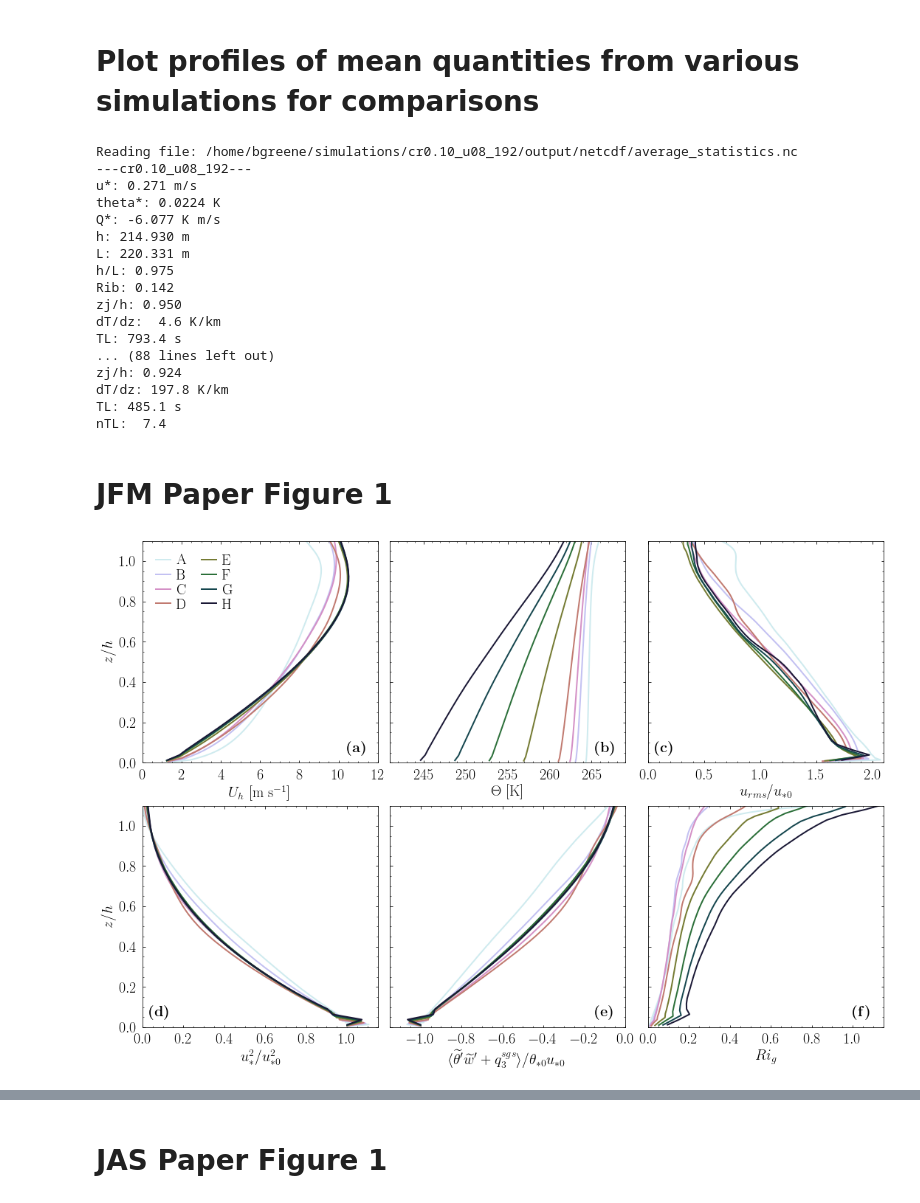
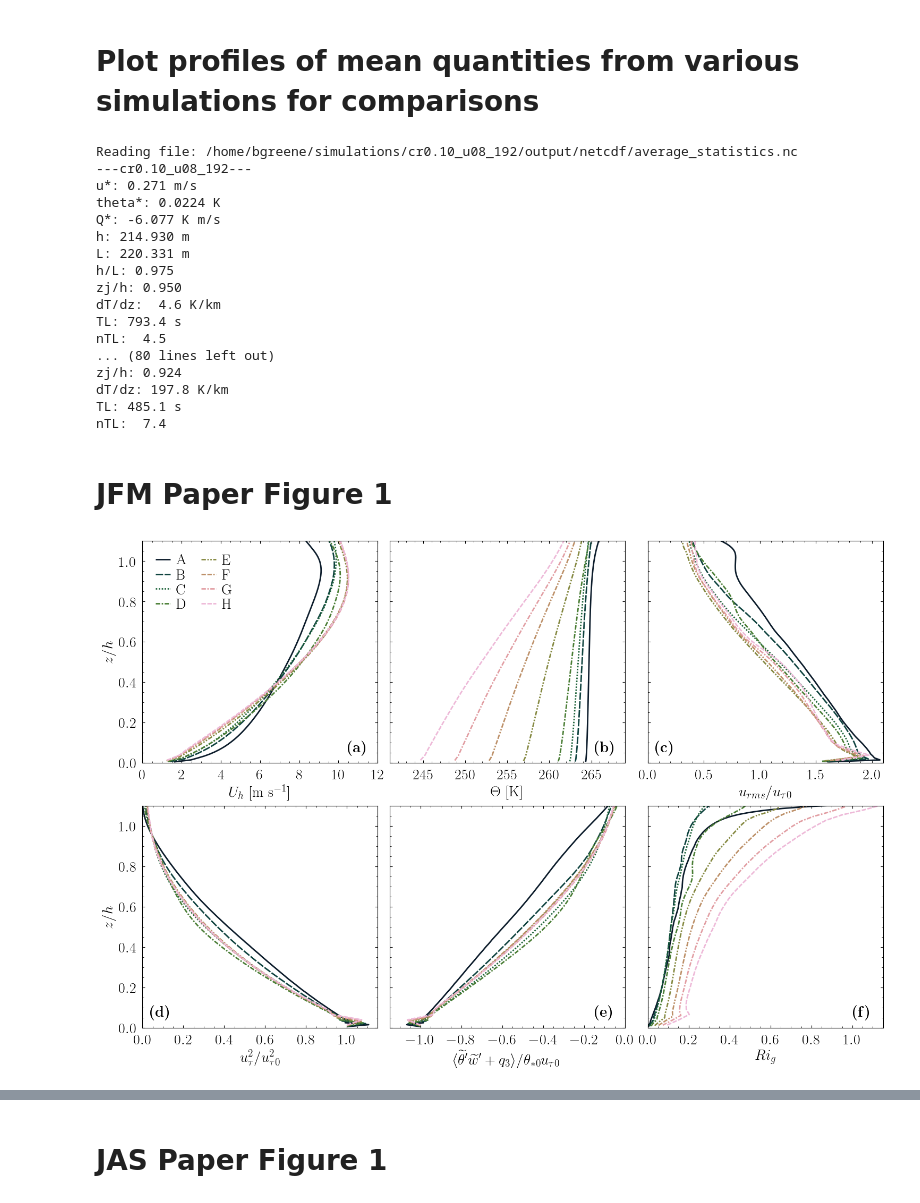
Before and after one commit to bgreene777/SBL_LES, a Jupyter notebook: ipynb/plot_mean.ipynb, the cells around one changed output, grey strips where cells are left out. Drawn from its saved outputs; the diff is of its cells as text; code cells hidden in the pictures.

```diff
--- a/ipynb/plot_mean.ipynb
+++ b/ipynb/plot_mean.ipynb
@@ -22,7 +25,7 @@ props=dict(boxstyle="square",facecolor="white",edgecolor="white",alpha=0.0)
 # directories
 # figure save
 figdir = "/home/bgreene/SBL_LES/figures/quadrant/"
-fdir_save = "/home/bgreene/SBL_LES/figures/LSM/v2/"
+fdir_save = "/home/bgreene/SBL_LES/figures/LSM/v3/"
 # list of simulations to loop over
 sims = ["cr0.10_u08", "cr0.25_u08", "cr0.33_u08", "cr0.50_u08",
         "cr1.00_u08", "cr1.50_u08", "cr2.00_u08", "cr2.50_u08"]
@@ -44,9 +47,21 @@ for sim in sims:
 
 # define colormap based on number of simulations
 nsim = len(sims)
-cmap = seaborn.color_palette("cubehelix_r", nsim)
+# cmap = seaborn.color_palette("cubehelix", nsim+2)
 # cmap = seaborn.cubehelix_palette(n_colors=nsim, start=.5, rot=-.3, light=0.8, dark=0.1)
 colors = seaborn.color_palette("crest", nsim)
+# cmap = mpl.colormaps["pyart_HomeyerRainbow_r"](np.linspace(0,1,nsim))
+cmap = seaborn.cubehelix_palette(n_colors=nsim, start=0, rot=-1, gamma=1, hue=1,
+                                 light=0.8, dark=0.1, reverse=True)
+dash = [(1,()),
+        (0, (5, 1)),
+        (0, (1, 1)),
+        (0, (3, 1, 1, 1)),
+        (0, (3, 1, 1, 1, 1, 1)),
+        (0, (3, 1, 3, 1, 1, 1, 1, 1)),
+        (0, (3, 1, 1, 1)),
+        (0, (3, 1)),
+        (1, ())]
 # %% [output]
 Reading file: /home/bgreene/simulations/cr0.10_u08_192/output/netcdf/average_statistics.nc
 ---cr0.10_u08_192---
@@ -56,11 +71,11 @@ Q*: -6.077 K m/s
 h: 214.930 m
 L: 220.331 m
 h/L: 0.975
-Rib: 0.142
 zj/h: 0.950
 dT/dz:  4.6 K/km
 TL: 793.4 s
-... (88 lines left out)
+nTL:  4.5
+... (80 lines left out)
 zj/h: 0.924
 dT/dz: 197.8 K/km
 TL: 485.1 s
@@ -77,18 +92,18 @@ for i, s in enumerate(sall):
     # now plot
     # row 1
     # (a) <u>
-    ax1[0,0].plot(s.uh, s.z/s.h, ls="-", c=cmap[i], lw=2, label=s.lab)
+    ax1[0,0].plot(s.uh, s.z/s.h, ls=dash[i], c=cmap[i], lw=2, label=s.lab)
     # (b) <\theta>
-    ax1[0,1].plot(s.theta_mean, s.z/s.h, ls="-", c=cmap[i], lw=2, label=s.lab)
+    ax1[0,1].plot(s.theta_mean, s.z/s.h, ls=dash[i], c=cmap[i], lw=2, label=s.lab)
     # (c) rms velocity
-    ax1[0,2].plot(np.sqrt(s.e)/s.ustar0, s.z/s.h, ls="-", c=cmap[i], lw=2, label=s.lab)
+    ax1[0,2].plot(np.sqrt(s.e)/s.ustar0, s.z/s.h, ls=dash[i], c=cmap[i], lw=2, label=s.lab)
     # row 2
     # (d) ustar^2
-    ax1[1,0].plot(s.ustar2/s.ustar0/s.ustar0, s.z/s.h, ls="-", c=cmap[i], lw=2)
+    ax1[1,0].plot(s.ustar2/s.ustar0/s.ustar0, s.z/s.h, ls=dash[i], c=cmap[i], lw=2)
     # (e) <\theta'w'>
-    ax1[1,1].plot(s.tw_cov_tot/s.ustar0/s.tstar0, s.z/s.h, ls="-", c=cmap[i], lw=2)
+    ax1[1,1].plot(s.tw_cov_tot/s.ustar0/s.tstar0, s.z/s.h, ls=dash[i], c=cmap[i], lw=2)
     # (f) Rig
-    ax1[1,2].plot(s.Rig, s.z/s.h, ls="-", c=cmap[i], lw=2)
+    ax1[1,2].plot(s.Rig, s.z/s.h, ls=dash[i], c=cmap[i], lw=2)
 # clean up
 # (a)
 ax1[0,0].set_xlabel("$U_h$ [m s$^{-1}$]")
@@ -111,38 +126,38 @@ ax1[0,1].xaxis.set_minor_locator(MultipleLocator(1))
 ax1[0,1].text(0.87,0.05,r'\textbf{(b)}',fontsize=20,bbox=props,
               transform=ax1[0,1].transAxes)
 # (c)
-ax1[0,2].set_xlabel("$u_{rms} / u_{*0}$")
+ax1[0,2].set_xlabel("$u_{rms} / u_{\\tau 0}$")
 ax1[0,2].set_xlim([0, 2.1])
 ax1[0,2].xaxis.set_major_locator(MultipleLocator(0.5))
 ax1[0,2].xaxis.set_minor_locator(MultipleLocator(0.1))
 ax1[0,2].text(0.03,0.05,r'\textbf{(c)}',fontsize=20,bbox=props,
               transform=ax1[0,2].transAxes)
 # (d)
-ax1[1,0].set_xlabel("$u_*^2 / u_{*0}^2$")
+ax1[1,0].set_xlabel("$u_{\\tau}^2 / u_{\\tau 0}^2$")
 ax1[1,0].set_ylabel("$z/h$")
 ax1[1,0].set_xlim([0, 1.15])
 ax1[1,0].xaxis.set_major_locator(MultipleLocator(0.2))
 ax1[1,0].xaxis.set_minor_locator(MultipleLocator(0.05))
 ax1[1,0].text(0.03,0.05,r'\textbf{(d)}',fontsize=20,bbox=props,
               transform=ax1[1,0].transAxes)
 # (e)
-ax1[1,1].set_xlabel("$\\langle \\widetilde{\\theta}'\\widetilde{w}' + q_3^{sgs} \\rangle / \\theta_{*0} u_{*0}$")
+ax1[1,1].set_xlabel("$\\langle \\widetilde{\\theta}'\\widetilde{w}' + q_3 \\rangle / \\theta_{*0} u_{\\tau 0}$")
 ax1[1,1].set_xlim([-1.15, 0])
 ax1[1,1].xaxis.set_major_locator(MultipleLocator(0.2))
 ax1[1,1].xaxis.set_minor_locator(MultipleLocator(0.05))
 ax1[1,1].text(0.87,0.05,r'\textbf{(e)}',fontsize=20,bbox=props,
               transform=ax1[1,1].transAxes)
 # (f)
 ax1[1,2].set_xlabel("$Ri_g$")
 ax1[1,2].set_xlim([0, 1.15])
 ax1[1,2].xaxis.set_major_locator(MultipleLocator(0.2))
 ax1[1,2].xaxis.set_minor_locator(MultipleLocator(0.05))
 ax1[1,2].text(0.87,0.05,r'\textbf{(f)}',fontsize=20,bbox=props,
               transform=ax1[1,2].transAxes)
 # tick lines inside plot
 for iax in ax1.flatten():
     iax.tick_params(which="both", direction="in", top=True, right=True, pad=8)
 # save
-fig1.savefig(f"{fdir_save}mean_prof_2x3.eps", format="eps")
+fig1.savefig(f"{fdir_save}mean_prof_2x3.pdf", format="pdf")
 # %% [output]
-[figure, old version]
+[figure, new version]
```
Also changed, not shown: parts of 12 cells of this notebook, 2 other files.
